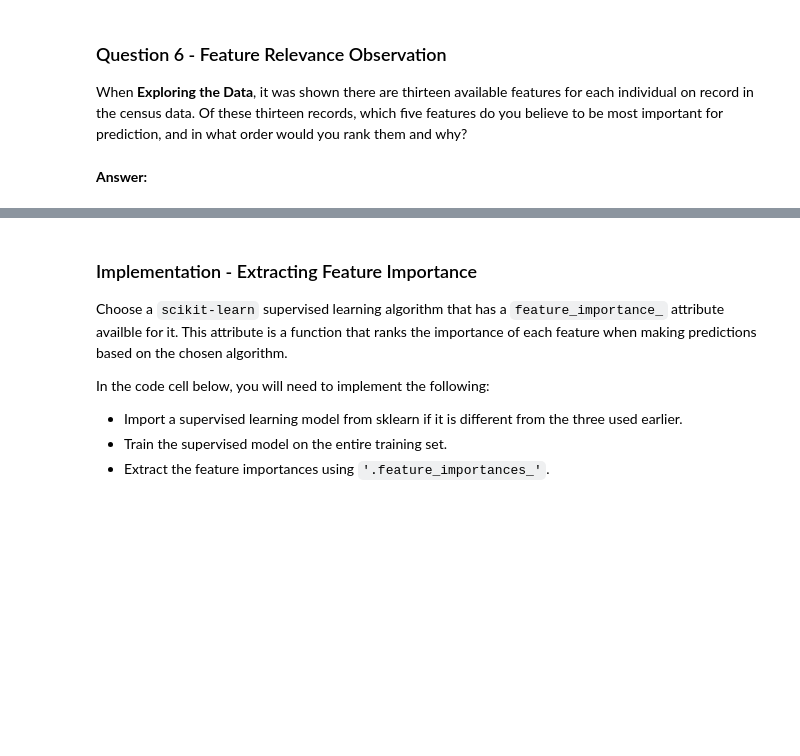
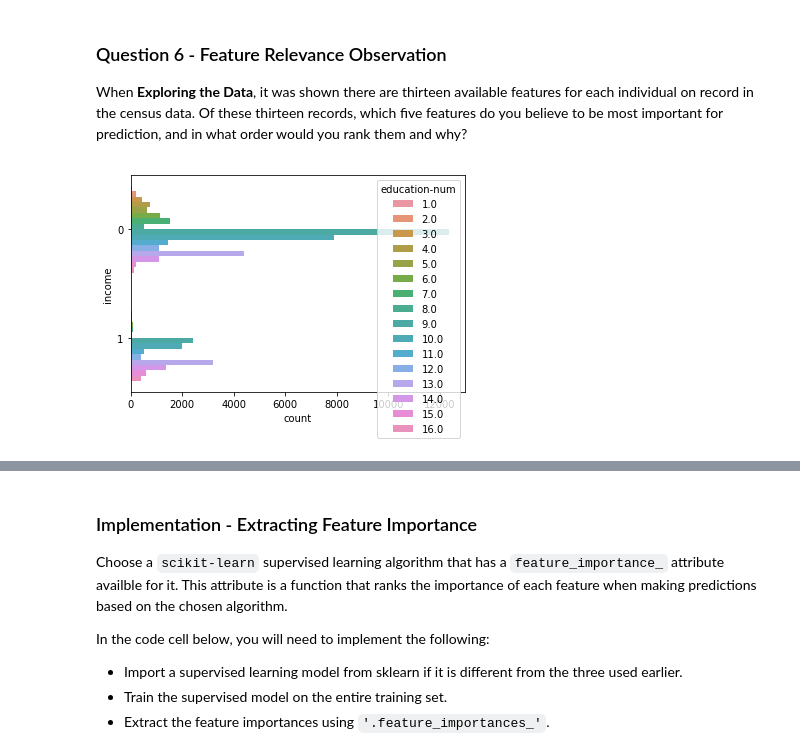
Before and after one commit to Sarah906/DSND_Term1, a Jupyter notebook: projects/p1_charityml/finding_donors.ipynb, the cells around one changed output, grey strips where cells are left out. Cells and saved outputs as stored; diff of their text form; code cells hidden in the pictures; blank space fills up the shorter version.

```diff
--- a/projects/p1_charityml/finding_donors.ipynb
+++ b/projects/p1_charityml/finding_donors.ipynb
@@ -592,5 +584,3 @@ Choose a scikit-learn classifier (e.g., adaboost, random forests) that has a `fe
 # %% [markdown]
 ### Question 6 - Feature Relevance Observation
 When **Exploring the Data**, it was shown there are thirteen available features for each individual on record in the census data. Of these thirteen records, which five features do you believe to be most important for prediction, and in what order would you rank them and why?
-# %% [markdown]
-**Answer:**
@@ -596,0 +589,5 @@ When **Exploring the Data**, it was shown there are thirteen available features
+# %%
+# check the realationship between some coulmns
+sns.countplot(y=income, hue='education-num', data=data);
+# %% [output]
+[figure, added]
```
Also changed, not shown: parts of 33 cells of this notebook.
